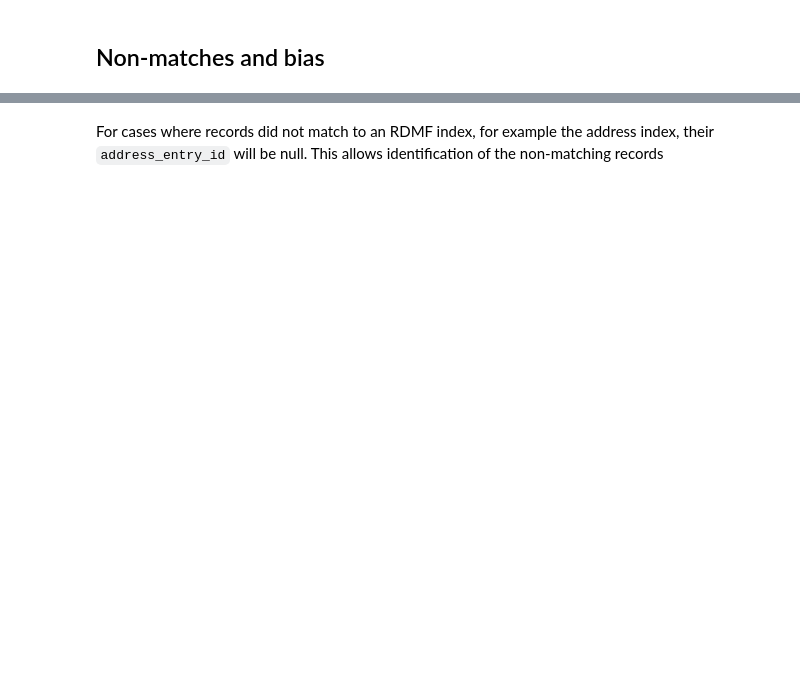
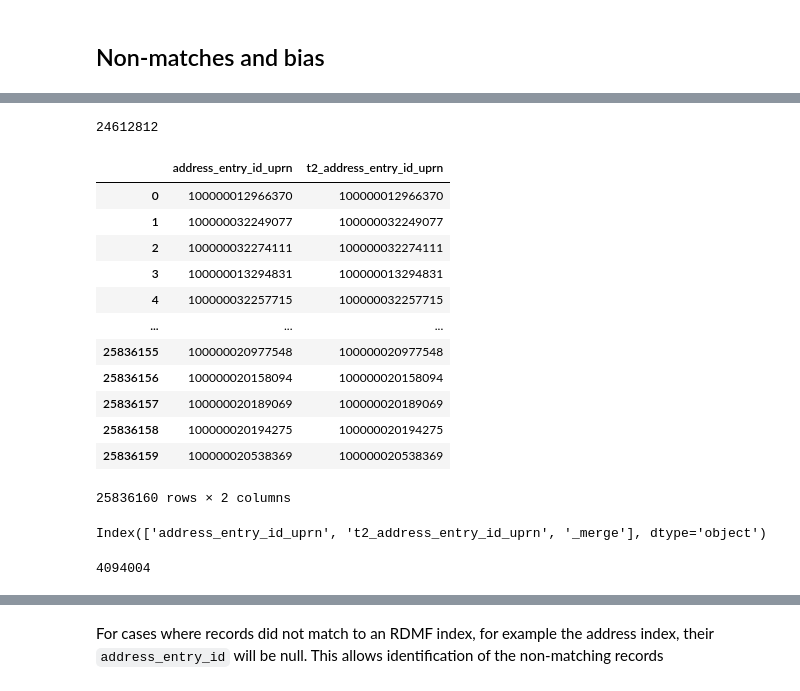
Before and after one commit to anthonye93/ids_demo, a Jupyter notebook: linkage_demo.ipynb, the cells around one changed output, grey strips where cells are left out. Cells and saved outputs as stored; diff of their text form; code cells hidden in the pictures; blank space fills up the shorter version.

```diff
--- a/linkage_demo.ipynb
+++ b/linkage_demo.ipynb
@@ -284,0 +260,28 @@ df = query_job.to_dataframe()
+# %%
+len(matches)
+# %% [output]
+24612812
+# %%
+ospos_lrpp_linked
+# %% [output]
+|  | address_entry_id_uprn | t2_address_entry_id_uprn |
+| 0 | 100000012966370 | 100000012966370 |
+| 1 | 100000032249077 | 100000032249077 |
+| 2 | 100000032274111 | 100000032274111 |
+| 3 | 100000013294831 | 100000013294831 |
+| 4 | 100000032257715 | 100000032257715 |
+| ... | ... | ... |
+| 25836155 | 100000020977548 | 100000020977548 |
+| 25836156 | 100000020158094 | 100000020158094 |
+| 25836157 | 100000020189069 | 100000020189069 |
+| 25836158 | 100000020194275 | 100000020194275 |
+| 25836159 | 100000020538369 | 100000020538369 |
+25836160 rows × 2 columns
+# %%
+ospos_non_links.columns
+# %% [output]
+Index(['address_entry_id_uprn', 't2_address_entry_id_uprn', '_merge'], dtype='object')
+# %%
+len(ospos[ospos['geography_entry_id_region_code'].isnull()==True])
+# %% [output]
+4094004
```
Also changed, not shown: parts of 32 cells of this notebook.
